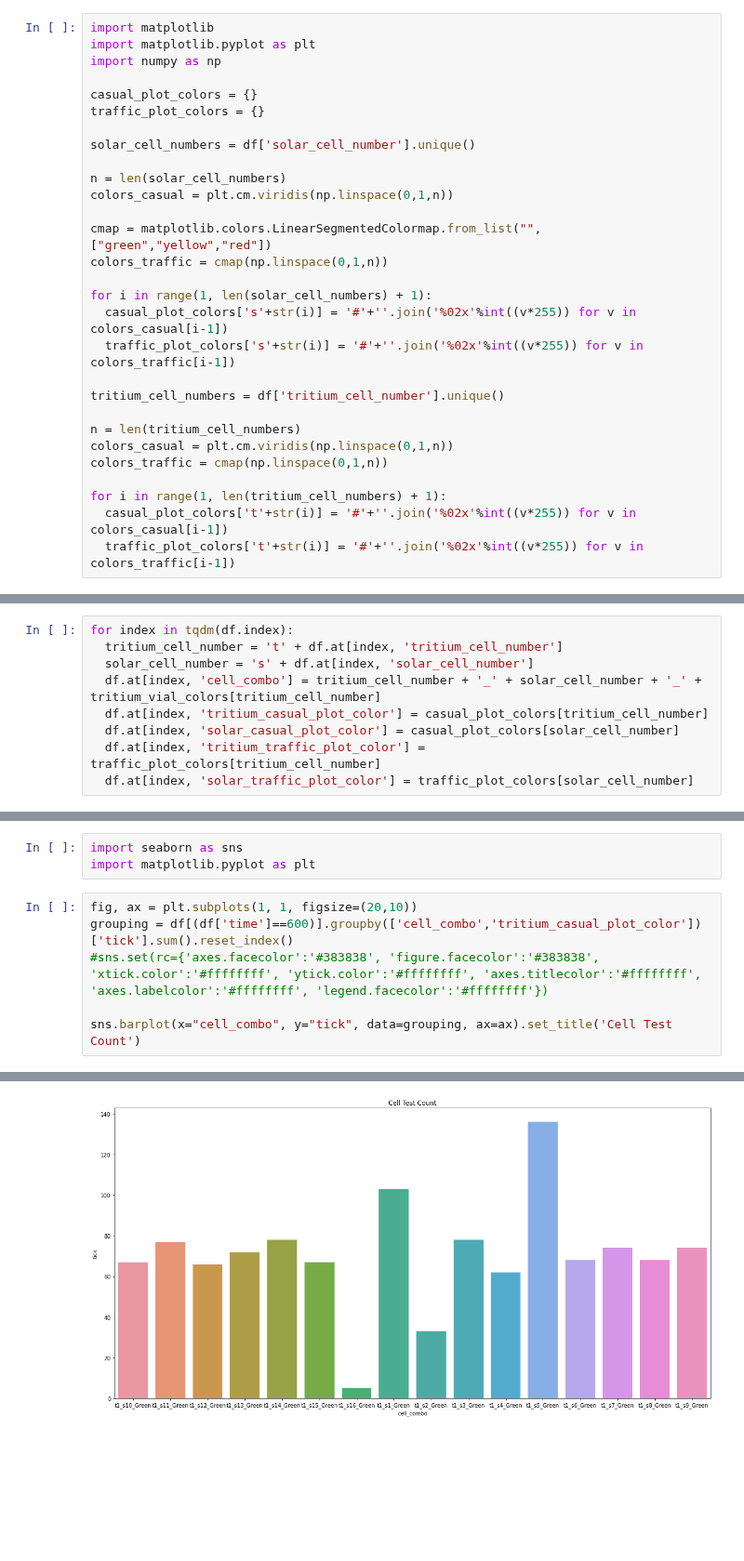
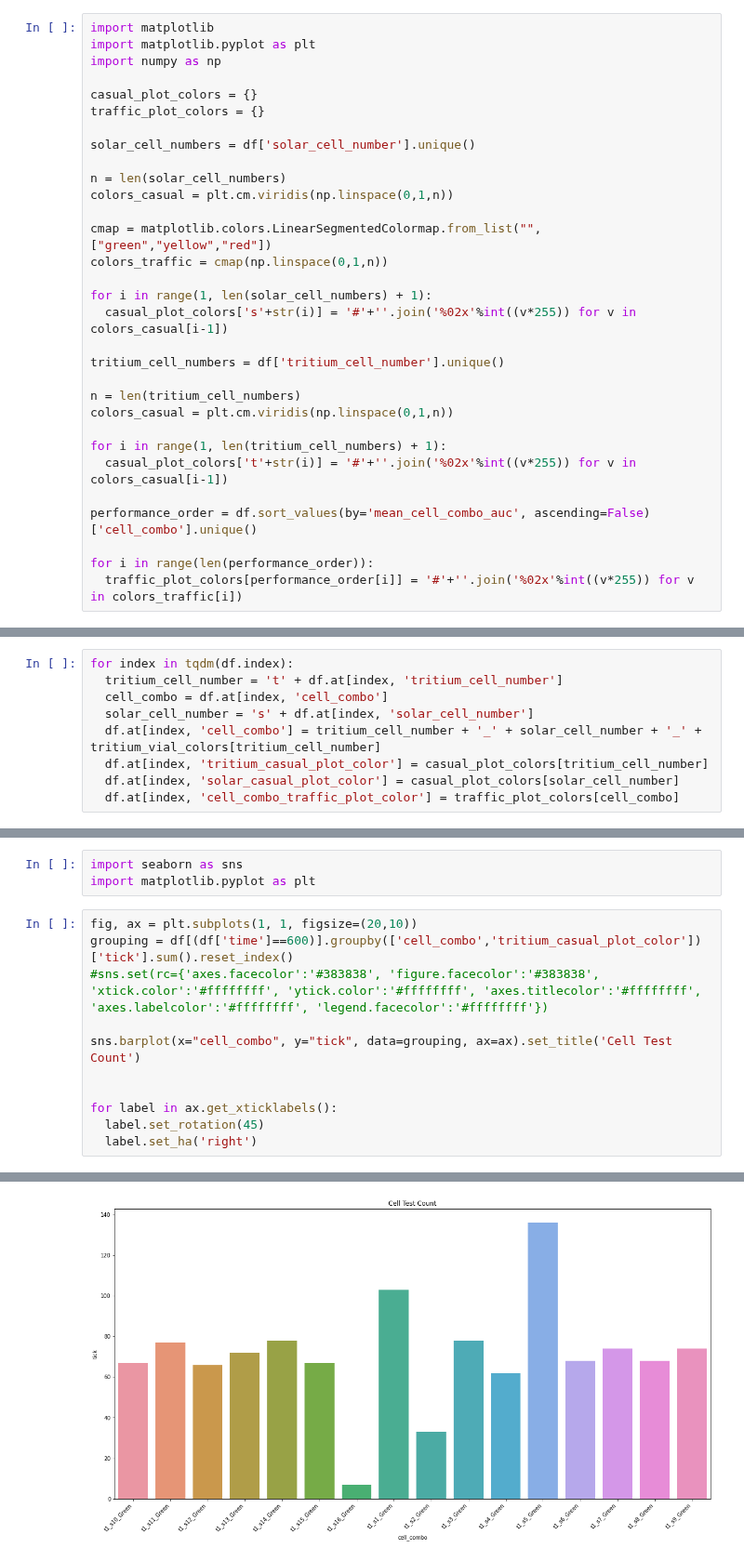
Before and after one commit to darkmatter2222/Nuclear-Battery, a Jupyter notebook: measurement_techniques/analiyze_measurements/single_cell_performance_testing.ipynb, the cells around one changed output, grey strips where cells are left out. Shown at 93% size. Saved outputs shown, nothing was run; the diff lists cells and outputs as text; blank space fills up the shorter version.

```diff
--- a/measurement_techniques/analiyze_measurements/single_cell_performance_testing.ipynb
+++ b/measurement_techniques/analiyze_measurements/single_cell_performance_testing.ipynb
@@ -101,14 +112,16 @@ colors_traffic = cmap(np.linspace(0,1,n))
 
 for i in range(1, len(solar_cell_numbers) + 1):
   casual_plot_colors['s'+str(i)] = '#'+''.join('%02x'%int((v*255)) for v in colors_casual[i-1])
-  traffic_plot_colors['s'+str(i)] = '#'+''.join('%02x'%int((v*255)) for v in colors_traffic[i-1])
 
 tritium_cell_numbers = df['tritium_cell_number'].unique()
 
 n = len(tritium_cell_numbers)
 colors_casual = plt.cm.viridis(np.linspace(0,1,n))
-colors_traffic = cmap(np.linspace(0,1,n))
 
 for i in range(1, len(tritium_cell_numbers) + 1):
   casual_plot_colors['t'+str(i)] = '#'+''.join('%02x'%int((v*255)) for v in colors_casual[i-1])
-  traffic_plot_colors['t'+str(i)] = '#'+''.join('%02x'%int((v*255)) for v in colors_traffic[i-1])
+
+performance_order = df.sort_values(by='mean_cell_combo_auc', ascending=False)['cell_combo'].unique()
+
+for i in range(len(performance_order)):
+  traffic_plot_colors[performance_order[i]] = '#'+''.join('%02x'%int((v*255)) for v in colors_traffic[i])
@@ -123,9 +128,9 @@ tritium_vial_colors = {
 # %%
 for index in tqdm(df.index):
   tritium_cell_number = 't' + df.at[index, 'tritium_cell_number']
+  cell_combo = df.at[index, 'cell_combo']
   solar_cell_number = 's' + df.at[index, 'solar_cell_number']
   df.at[index, 'cell_combo'] = tritium_cell_number + '_' + solar_cell_number + '_' + tritium_vial_colors[tritium_cell_number]
   df.at[index, 'tritium_casual_plot_color'] = casual_plot_colors[tritium_cell_number]
   df.at[index, 'solar_casual_plot_color'] = casual_plot_colors[solar_cell_number]
-  df.at[index, 'tritium_traffic_plot_color'] = traffic_plot_colors[tritium_cell_number]
-  df.at[index, 'solar_traffic_plot_color'] = traffic_plot_colors[solar_cell_number]
+  df.at[index, 'cell_combo_traffic_plot_color'] = traffic_plot_colors[cell_combo]
@@ -149,4 +145,9 @@ grouping = df[(df['time']==600)].groupby(['cell_combo','tritium_casual_plot_colo
 #sns.set(rc={'axes.facecolor':'#383838', 'figure.facecolor':'#383838', 'xtick.color':'#ffffffff', 'ytick.color':'#ffffffff', 'axes.titlecolor':'#ffffffff', 'axes.labelcolor':'#ffffffff', 'legend.facecolor':'#ffffffff'})
 
 sns.barplot(x="cell_combo", y="tick", data=grouping, ax=ax).set_title('Cell Test Count')
+
+
+for label in ax.get_xticklabels():
+  label.set_rotation(45)
+  label.set_ha('right')
 # %% [output]
@@ -154,2 +154,2 @@ Text(0.5, 1.0, 'Cell Test Count')
-[figure, old version]
+[figure, new version]
 # %%
```
Also changed, not shown: parts of 13 cells of this notebook.
